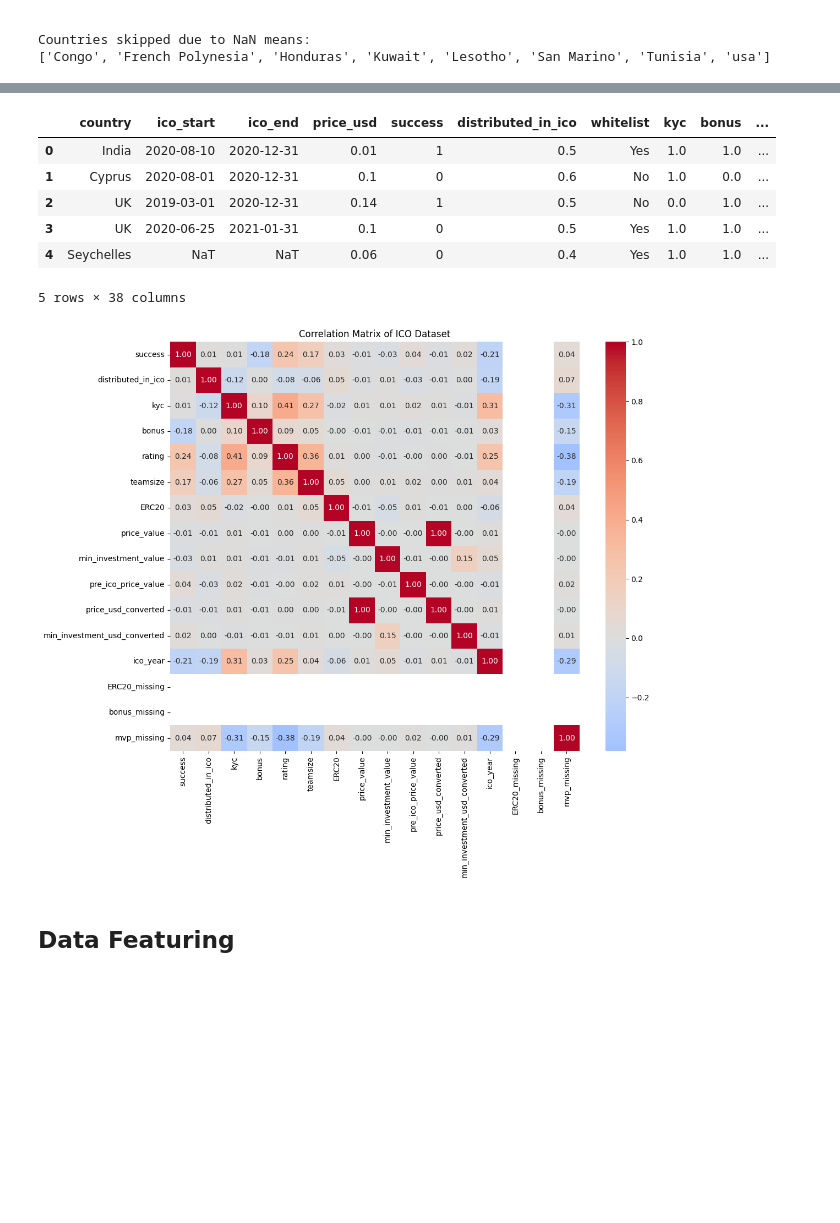
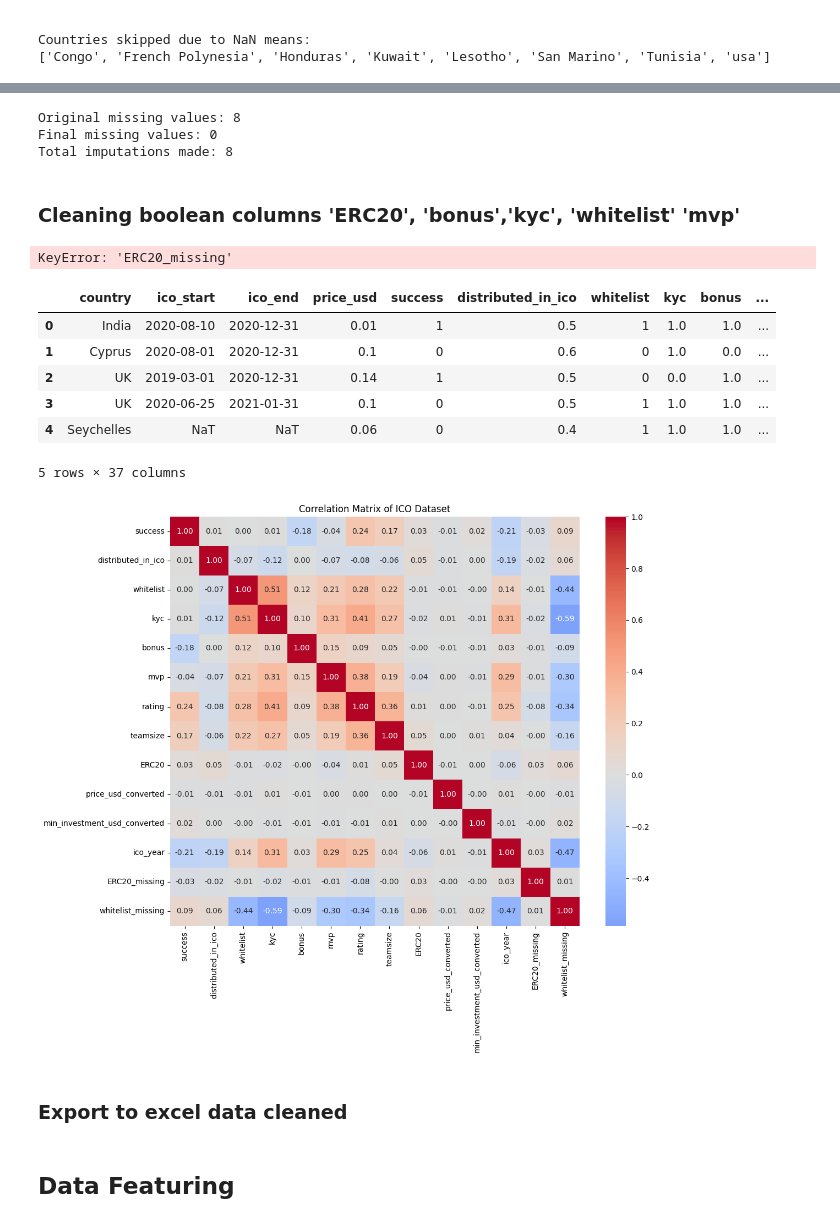
Before and after one commit to kenjihilasak/ICO_success_prediction, a Jupyter notebook: ICOprediction.ipynb, the cells around one changed output, grey strips where cells are left out. Cells and saved outputs as stored; diff of their text form; code cells hidden in the pictures; blank space fills up the shorter version.

Commit message:
imputation in data cleaning and featuring

```diff
--- a/ICOprediction.ipynb
+++ b/ICOprediction.ipynb
@@ -1086,7 +1086,3 @@ Name: teamsize, Length: 136, dtype: float64
 
 Countries skipped due to NaN means:
 ['Congo', 'French Polynesia', 'Honduras', 'Kuwait', 'Lesotho', 'San Marino', 'Tunisia', 'usa']
-# %%
-for col in ['ERC20', 'bonus', 'mvp']:
-    data_cleaned[f'{col}_missing'] = data_cleaned[col].isna().astype(int)
-    data_cleaned[col].fillna(data_cleaned[col].mode()[0], inplace=True)   # mode imputation
@@ -1112,3 +1089,33 @@ For example, when doing 'df[col].method(value, inplace=True)', try using 'df.met
+# %%
+# impute the missing values in the column teamsize with the median of all the dataset
+# Store original number of nulls for comparison
+original_nulls = data_cleaned['teamsize'].isna().sum()
+# Calculate median for teamsize
+median_teamsize = data_cleaned['teamsize'].median()
+# Impute values for teamsize
+data_cleaned['teamsize'] = data_cleaned['teamsize'].fillna(median_teamsize)
+# Calculate number of imputations
+final_nulls = data_cleaned['teamsize'].isna().sum()
+total_imputations = original_nulls - final_nulls
+# Print results
+print(f"Original missing values: {original_nulls}")
+print(f"Final missing values: {final_nulls}")
+print(f"Total imputations made: {total_imputations}")
+# %% [output]
+Original missing values: 8
+Final missing values: 0
+Total imputations made: 8
+# %% [markdown]
+### Cleaning boolean columns 'ERC20', 'bonus','kyc', 'whitelist' 'mvp'
+# %%
+# If values is Yes, convert to 1, if No convert to 0
+for col in ['ERC20', 'bonus','kyc', 'whitelist']:
+    data_cleaned[col] = data_cleaned[col].replace({'Yes': 1, 'No': 0})
+
+# In mvp column, convert 'Available' to 1 and otherwise to 0
+data_cleaned['mvp'] = (data_cleaned['mvp'] == 'Available').astype(int)
+# %% [output]
+KeyError: 'ERC20_missing'
 # %%
 # success column: Y:1, N:0
 data_cleaned['success'] = data_cleaned['success'].map({'Y': 1, 'N': 0})
@@ -1116,34 +1123,40 @@ data_cleaned['success'] = data_cleaned['success'].map({'Y': 1, 'N': 0})
 data_cleaned.head()
 # %% [output]
 |  | country | ico_start | ico_end | price_usd | success | distributed_in_ico | whitelist | kyc | bonus | ... |
-| 0 | India | 2020-08-10 | 2020-12-31 | 0.01 | 1 | 0.5 | Yes | 1.0 | 1.0 | ... |
-| 1 | Cyprus | 2020-08-01 | 2020-12-31 | 0.1 | 0 | 0.6 | No | 1.0 | 0.0 | ... |
-| 2 | UK | 2019-03-01 | 2020-12-31 | 0.14 | 1 | 0.5 | No | 0.0 | 1.0 | ... |
-| 3 | UK | 2020-06-25 | 2021-01-31 | 0.1 | 0 | 0.5 | Yes | 1.0 | 1.0 | ... |
-| 4 | Seychelles | NaT | NaT | 0.06 | 0 | 0.4 | Yes | 1.0 | 1.0 | ... |
+| 0 | India | 2020-08-10 | 2020-12-31 | 0.01 | 1 | 0.5 | 1 | 1.0 | 1.0 | ... |
+| 1 | Cyprus | 2020-08-01 | 2020-12-31 | 0.1 | 0 | 0.6 | 0 | 1.0 | 0.0 | ... |
+| 2 | UK | 2019-03-01 | 2020-12-31 | 0.14 | 1 | 0.5 | 0 | 0.0 | 1.0 | ... |
+| 3 | UK | 2020-06-25 | 2021-01-31 | 0.1 | 0 | 0.5 | 1 | 1.0 | 1.0 | ... |
+| 4 | Seychelles | NaT | NaT | 0.06 | 0 | 0.4 | 1 | 1.0 | 1.0 | ... |
-5 rows × 38 columns
+5 rows × 37 columns
 # %%
 # correlatioin matrix of all numeric varaibles
 # Select only numeric columns
 numeric_columns = data_cleaned.select_dtypes(include=['int64', 'float64', 'int']).columns
+
+# Exclude columns: 'price_value', 'min_investment_value'
+numeric_columns = numeric_columns[~numeric_columns.isin(['price_value', 'min_investment_value','pre_ico_price_value'])]
+
 
 # Create correlation matrix
 plt.figure(figsize=(12, 10))
 correlation_matrix = data_cleaned[numeric_columns].corr()
 
 # Create heatmap
 sns.heatmap(correlation_matrix,
             annot=True,           # Show correlation values
             fmt=".2f",           # Format numbers to 2 decimal places
             cmap='coolwarm',     # Color scheme
             center=0,            # Center the colormap at 0
             square=True)         # Make cells square
 
 # Customize plot
 plt.title('Correlation Matrix of ICO Dataset')
 plt.tight_layout()              # Adjust layout to prevent label cutoff
 
 # Show plot
 plt.show()
 # %% [output]
-[figure, old version]
+[figure, new version]
+# %% [markdown]
+### Export to excel data cleaned
```
Also changed, not shown: parts of 45 cells of this notebook, 1 other file.
